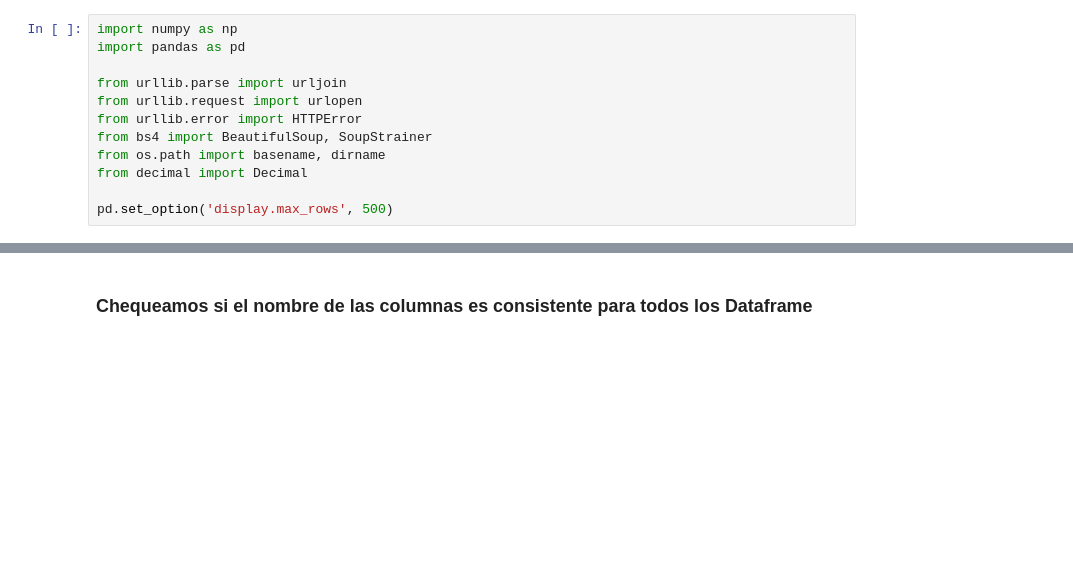
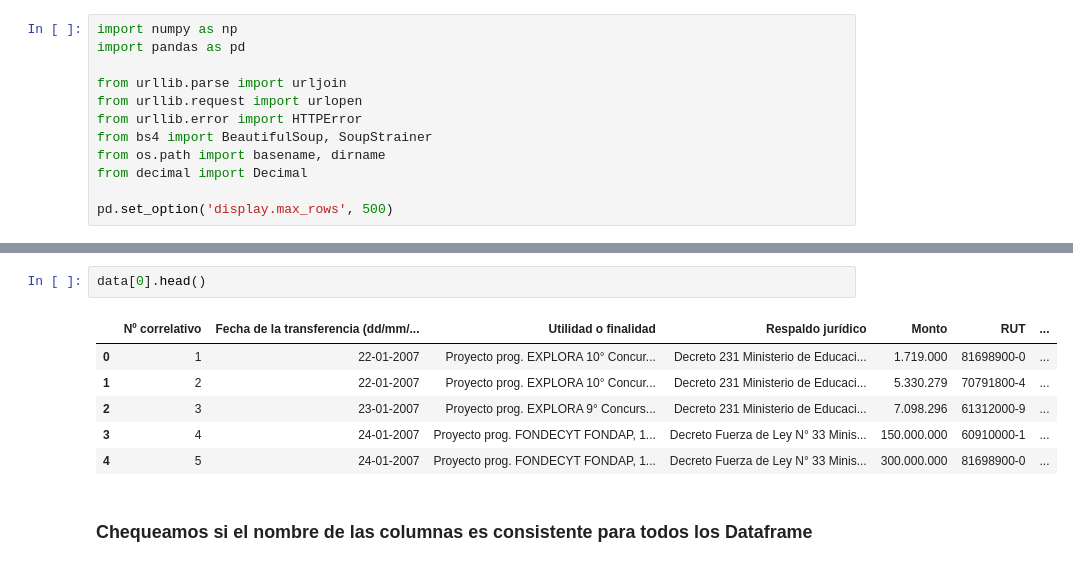
Before and after one commit to rpmunoz/datachile, a Jupyter notebook: science/Analysis Conicyt Transparencia.ipynb, the cells around one changed output, grey strips where cells are left out. Cells and saved outputs as stored; diff of their text form; blank space fills up the shorter version.

```diff
--- a/science/Analysis Conicyt Transparencia.ipynb
+++ b/science/Analysis Conicyt Transparencia.ipynb
@@ -85,3 +185,12 @@ Number of processed tables: 370
+# %%
+data[0].head()
+# %% [output]
+|  | Nº correlativo | Fecha de la transferencia (dd/mm/... | Utilidad o finalidad | Respaldo jurídico | Monto | RUT | ... |
+| 0 | 1 | 22-01-2007 | Proyecto prog. EXPLORA 10° Concur... | Decreto 231 Ministerio de Educaci... | 1.719.000 | 81698900-0 | ... |
+| 1 | 2 | 22-01-2007 | Proyecto prog. EXPLORA 10° Concur... | Decreto 231 Ministerio de Educaci... | 5.330.279 | 70791800-4 | ... |
+| 2 | 3 | 23-01-2007 | Proyecto prog. EXPLORA 9° Concurs... | Decreto 231 Ministerio de Educaci... | 7.098.296 | 61312000-9 | ... |
+| 3 | 4 | 24-01-2007 | Proyecto prog. FONDECYT FONDAP, 1... | Decreto Fuerza de Ley N° 33 Minis... | 150.000.000 | 60910000-1 | ... |
+| 4 | 5 | 24-01-2007 | Proyecto prog. FONDECYT FONDAP, 1... | Decreto Fuerza de Ley N° 33 Minis... | 300.000.000 | 81698900-0 | ... |
 # %% [markdown]
 ### Chequeamos si el nombre de las columnas es consistente para todos los Dataframe
 # %%
```
Also changed, not shown: parts of 18 cells of this notebook, 1 other file.
